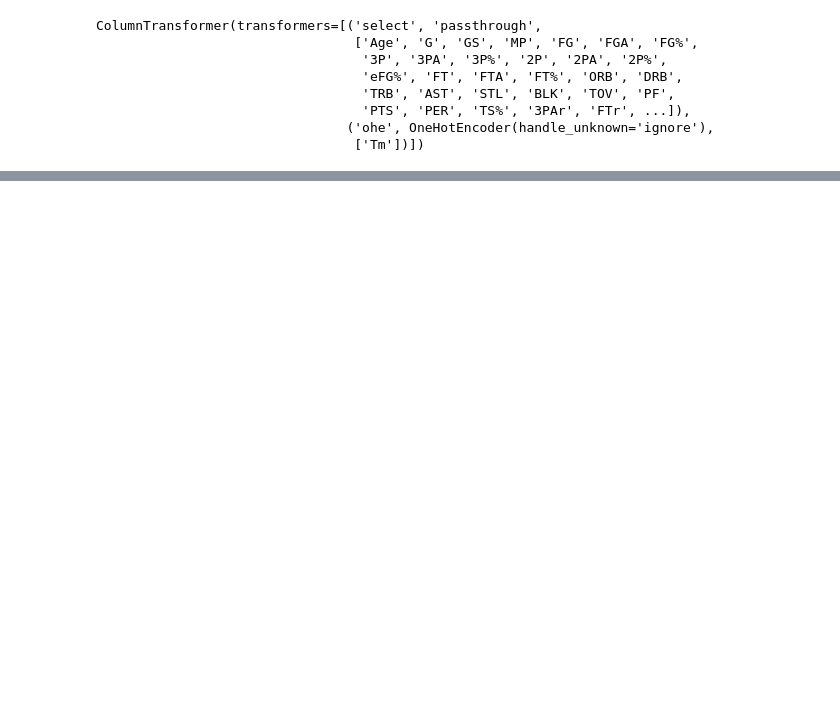
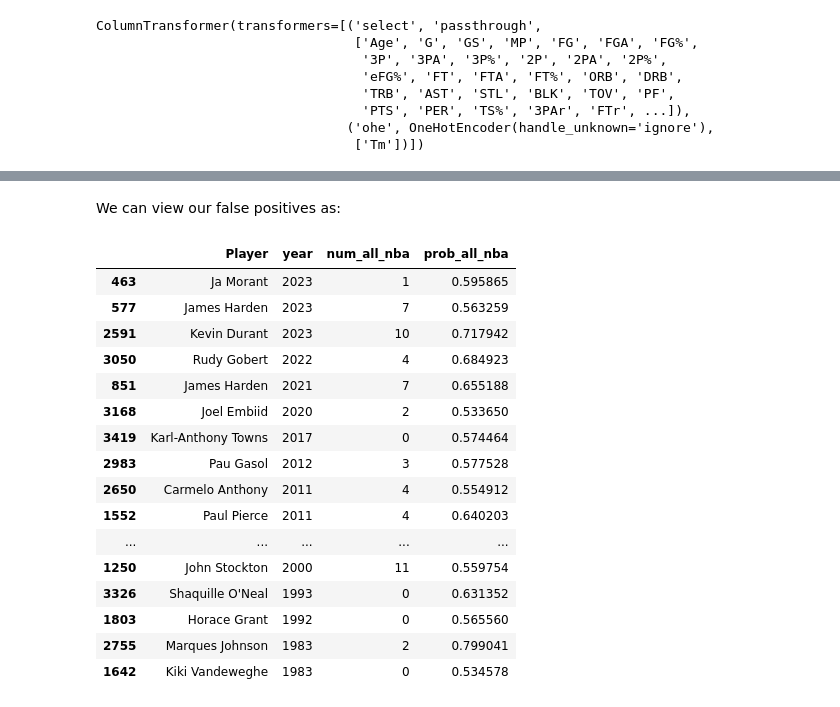
Before and after one commit to hhdesai98/nba_classification, a Jupyter notebook: rand_forest.ipynb, the cells around one changed output, grey strips where cells are left out. Saved outputs shown, nothing was run; the diff lists cells and outputs as text; code cells hidden in the pictures; blank space fills up the shorter version.

```diff
--- a/rand_forest.ipynb
+++ b/rand_forest.ipynb
@@ -84,0 +137,27 @@ pd.crosstab(y_test, CV_rfc.predict(X_test), rownames=['Actual'], colnames=['Pred
+# %% [markdown]
+We can view our false positives as:
+# %%
+#add probabilities to test dataframe
+nba_test_prob = nba_filt_test.copy()
+nba_test_prob['prob_all_nba'] = CV_rfc.predict_proba(X_test)[:,1]
+# %%
+#False Positives
+nba_test_prob[(CV_rfc.predict(X_test)==1) & (y_test==0)][['Player','year','num_all_nba','prob_all_nba']].sort_values(by='year', ascending=False)
+# %% [output]
+|  | Player | year | num_all_nba | prob_all_nba |
+| 463 | Ja Morant | 2023 | 1 | 0.595865 |
+| 577 | James Harden | 2023 | 7 | 0.563259 |
+| 2591 | Kevin Durant | 2023 | 10 | 0.717942 |
+| 3050 | Rudy Gobert | 2022 | 4 | 0.684923 |
+| 851 | James Harden | 2021 | 7 | 0.655188 |
+| 3168 | Joel Embiid | 2020 | 2 | 0.533650 |
+| 3419 | Karl-Anthony Towns | 2017 | 0 | 0.574464 |
+| 2983 | Pau Gasol | 2012 | 3 | 0.577528 |
+| 2650 | Carmelo Anthony | 2011 | 4 | 0.554912 |
+| 1552 | Paul Pierce | 2011 | 4 | 0.640203 |
+| ... | ... | ... | ... | ... |
+| 1250 | John Stockton | 2000 | 11 | 0.559754 |
+| 3326 | Shaquille O'Neal | 1993 | 0 | 0.631352 |
+| 1803 | Horace Grant | 1992 | 0 | 0.565560 |
+| 2755 | Marques Johnson | 1983 | 2 | 0.799041 |
+| 1642 | Kiki Vandeweghe | 1983 | 0 | 0.534578 |
```
Also changed, not shown: parts of 23 cells of this notebook, 2 other files.
